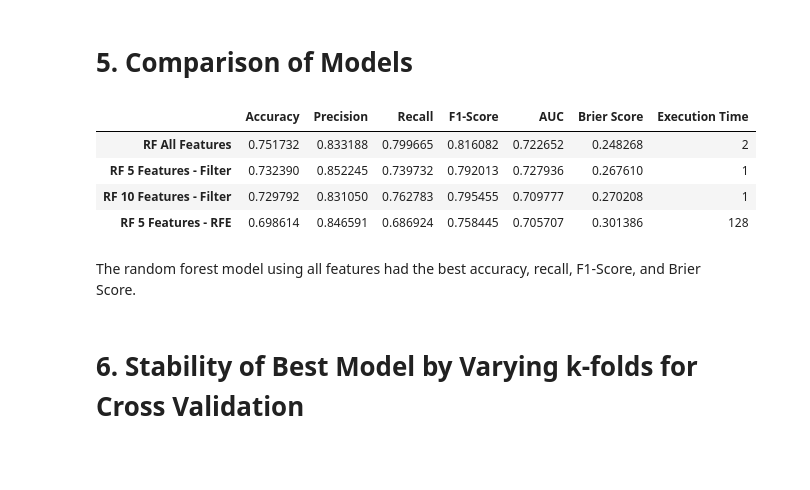
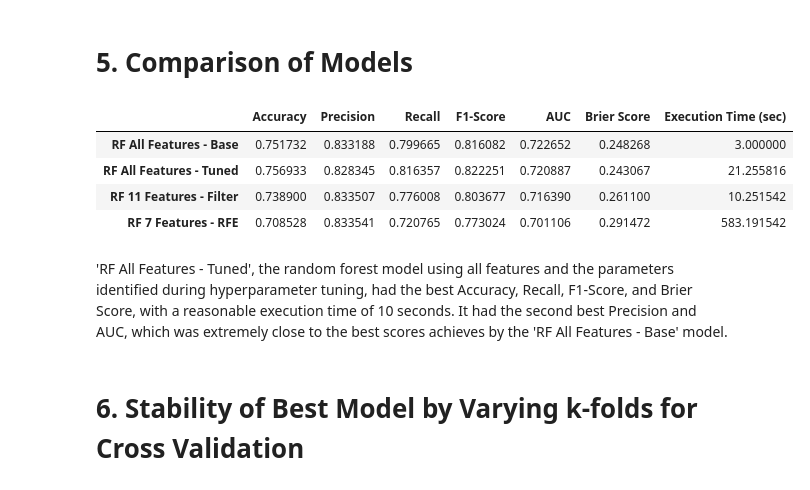
Before and after one commit to YinYinTan/CIND820FinalProject, a Jupyter notebook: 4_Random_Forest_Classification_Models.ipynb, the cells around one changed output. Saved outputs shown, nothing was run; the diff lists cells and outputs as text; code cells hidden in the pictures; blank space fills up the shorter version.

```diff
--- a/4_Random_Forest_Classification_Models.ipynb
+++ b/4_Random_Forest_Classification_Models.ipynb
@@ -311,7 +311,6 @@ Execution time in seconds: 28.85601256460007
 # %%
-#Identify top 20 features based on model above
+#Identify top features based on model above
 feature_names = df.drop(['Worse_MH'],axis=1).columns
 
 feature_imp = pd.Series(model.feature_importances_,index=feature_names).sort_values(ascending=False)
-feature_imp = feature_imp[:20]
 # %%
@@ -495,8 +451,0 @@ Brier Score: 0.2702078521939954
-# %%
-#Split dataframe, using 80% for training and 20% for testing
-from sklearn.model_selection import train_test_split
-
-X = df.drop(['Worse_MH'],axis=1)
-y = df['Worse_MH']
-
-X_train, X_test, y_train, y_test = train_test_split(X, y, test_size=0.2, random_state=888, stratify=y)
@@ -507,17 +451,0 @@ X_train, y_train = smote.fit_resample(X_train, y_train)
-# %%
-#Random forest classification model with RFE for 5 features
-
-t1 = time.perf_counter() #time counter start
-
-model = RandomForestClassifier(bootstrap='False', max_depth=50, max_features=5, min_samples_leaf=1, min_samples_split=3, n_estimators=1000, random_state=888)
-
-#5 chosen as the number of features based on the previous models using the filter method for feature selection, where 5 features performed similarly to 10
-rfe = RFE(estimator=model, n_features_to_select=5)
-fit = rfe.fit(X_train, y_train)
-
-t2 = time.perf_counter() #time counter ends
-
-for feature in fit.support_.nonzero():
-  print('5 selected features:', X_train.columns[feature])
-
-print('Execution time in seconds:', int(t2-t1))
@@ -527,14 +451,0 @@ Execution time in seconds: 128
-# %%
-y_pred=fit.predict(X_test)
-
-#Save results into dictionary
-rf_five_features_rfe = {'Accuracy':metrics.accuracy_score(y_test, y_pred), 'Precision':metrics.precision_score(y_test, y_pred),'Recall':metrics.recall_score(y_test, y_pred),\
-          'F1-Score':metrics.f1_score(y_test, y_pred),'AUC':metrics.roc_auc_score(y_test, y_pred),'Brier Score':metrics.brier_score_loss(y_test, y_pred),'Execution Time':int(t2-t1)}
-
-#Evaluation of random forest classification model
-print("Accuracy:", metrics.accuracy_score(y_test, y_pred))
-print("Precision:", metrics.precision_score(y_test, y_pred))
-print("Recall:", metrics.recall_score(y_test, y_pred))
-print("F1-score:", metrics.f1_score(y_test, y_pred))
-print("Area Under Curve (AUC):", metrics.roc_auc_score(y_test, y_pred))
-print("Brier Score:", metrics.brier_score_loss(y_test, y_pred))
@@ -549,15 +528,15 @@ Brier Score: 0.30138568129330257
 # 5. Comparison of Models
 # %%
 #Combine performance metrics for all models into one dataframe
-comparison = pd.DataFrame([rf_all, rf_all_tuned, rf_five_features_filter, rf_ten_features_filter, rf_five_features_rfe], index=['RF All Features','RF All Features - Tuned','RF 5 Features - Filter','RF 10 Features - Filter','RF 5 Features - RFE'])
+comparison = pd.DataFrame([rf_all_base, rf_all_tuned, rf_eleven_features_filter, rf_seven_features_rfe], index=['RF All Features - Base','RF All Features - Tuned','RF 11 Features - Filter','RF 7 Features - RFE'])
 comparison
 # %% [output]
-|  | Accuracy | Precision | Recall | F1-Score | AUC | Brier Score | Execution Time |
-| RF All Features | 0.751732 | 0.833188 | 0.799665 | 0.816082 | 0.722652 | 0.248268 | 2 |
-| RF 5 Features - Filter | 0.732390 | 0.852245 | 0.739732 | 0.792013 | 0.727936 | 0.267610 | 1 |
-| RF 10 Features - Filter | 0.729792 | 0.831050 | 0.762783 | 0.795455 | 0.709777 | 0.270208 | 1 |
-| RF 5 Features - RFE | 0.698614 | 0.846591 | 0.686924 | 0.758445 | 0.705707 | 0.301386 | 128 |
+|  | Accuracy | Precision | Recall | F1-Score | AUC | Brier Score | Execution Time (sec) |
+| RF All Features - Base | 0.751732 | 0.833188 | 0.799665 | 0.816082 | 0.722652 | 0.248268 | 3.000000 |
+| RF All Features - Tuned | 0.756933 | 0.828345 | 0.816357 | 0.822251 | 0.720887 | 0.243067 | 21.255816 |
+| RF 11 Features - Filter | 0.738900 | 0.833507 | 0.776008 | 0.803677 | 0.716390 | 0.261100 | 10.251542 |
+| RF 7 Features - RFE | 0.708528 | 0.833541 | 0.720765 | 0.773024 | 0.701106 | 0.291472 | 583.191542 |
-# %% [markdown]
-The random forest model using all features had the best accuracy, recall, F1-Score, and Brier Score.
+# %% [markdown]
+'RF All Features - Tuned', the random forest model using all features and the parameters identified during hyperparameter tuning, had the best Accuracy, Recall, F1-Score, and Brier Score, with a reasonable execution time of 10 seconds. It had the second best Precision and AUC, which was extremely close to the best scores achieves by the 'RF All Features - Base' model.
 # %% [markdown]
 # 6. Stability of Best Model by Varying k-folds for Cross Validation
```
Also changed, not shown: parts of 35 cells of this notebook.
